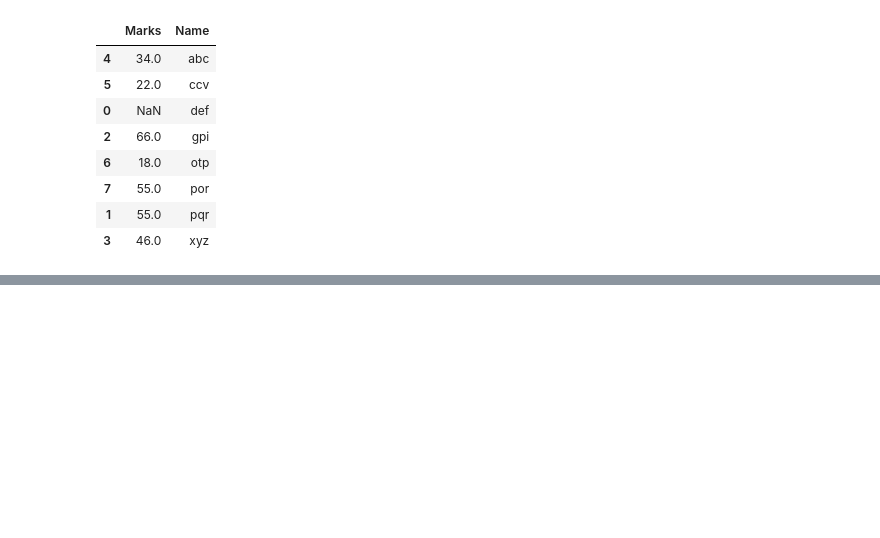
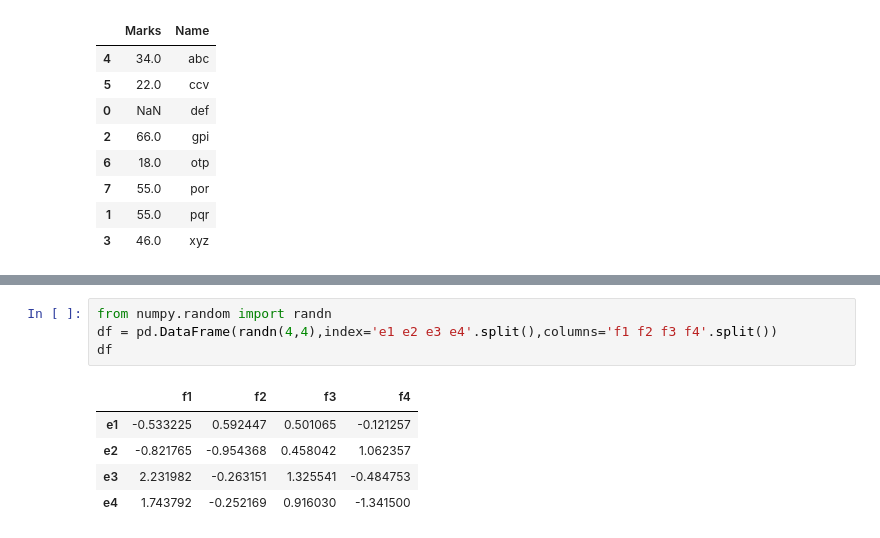
Before and after one commit to varadmahatme/Advanced-machine-learning-deep-learning, a Jupyter notebook: AMLDL1.ipynb, the cells around one changed output, grey strips where cells are left out. Saved outputs shown, nothing was run; the diff lists cells and outputs as text; blank space fills up the shorter version.

```diff
--- a/AMLDL1.ipynb
+++ b/AMLDL1.ipynb
@@ -889,0 +902,10 @@ df.sort_values(by='Name')
+# %%
+from numpy.random import randn
+df = pd.DataFrame(randn(4,4),index='e1 e2 e3 e4'.split(),columns='f1 f2 f3 f4'.split())
+df
+# %% [output]
+|  | f1 | f2 | f3 | f4 |
+| e1 | -0.533225 | 0.592447 | 0.501065 | -0.121257 |
+| e2 | -0.821765 | -0.954368 | 0.458042 | 1.062357 |
+| e3 | 2.231982 | -0.263151 | 1.325541 | -0.484753 |
+| e4 | 1.743792 | -0.252169 | 0.916030 | -1.341500 |
```
Also changed, not shown: parts of 2 cells of this notebook.
